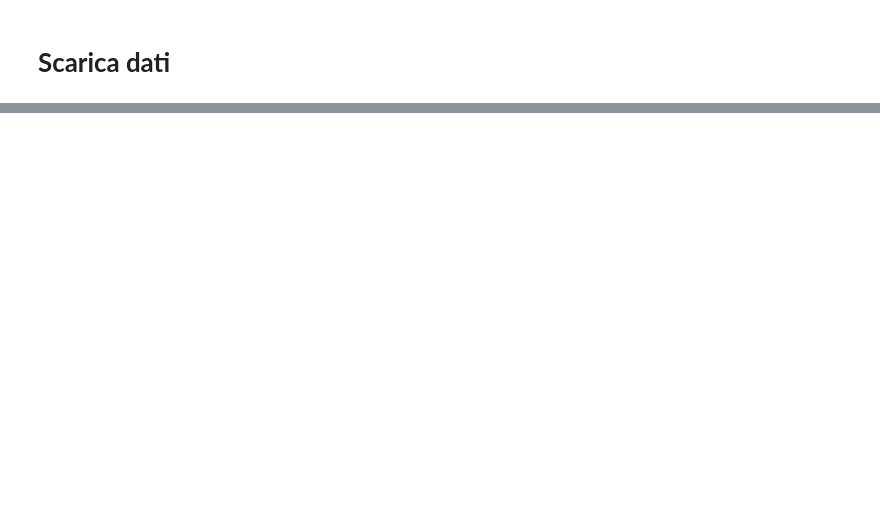
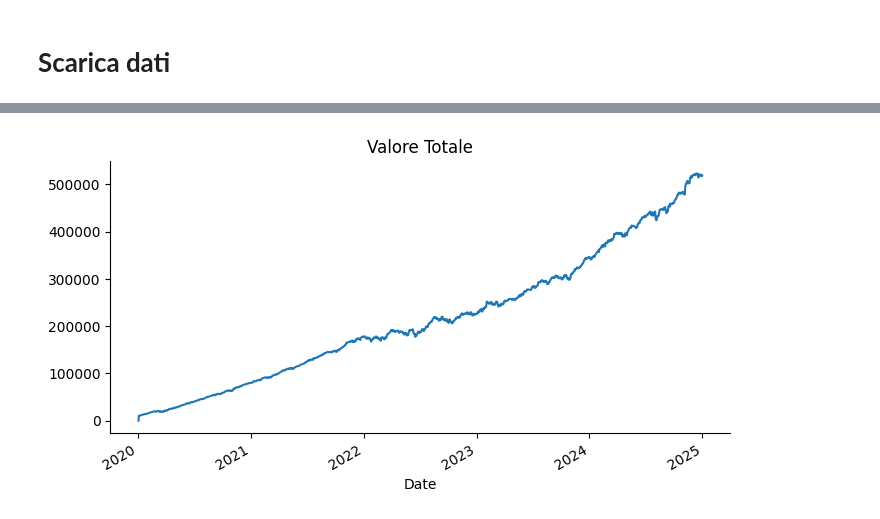
Before and after one commit to giuschil/asset-management-etf-python, a Jupyter notebook: asset_management.ipynb, the cells around one changed output, grey strips where cells are left out. Saved outputs shown, nothing was run; the diff lists cells and outputs as text; code cells hidden in the pictures; blank space fills up the shorter version.

```diff
--- a/asset_management.ipynb
+++ b/asset_management.ipynb
@@ -113,7 +105,0 @@ dati1
-# %%
-# Simula il portafoglio
-portafoglio = simula_portafoglio(dati1, dati2, dati3, peso1, peso2, peso3, investimento_iniziale, investimento_mensile)
-
-# Mostra il risultato finale
-print(portafoglio)
-#print(f"Valore finale del portafoglio: {portafoglio['Valore Totale'].iloc[-1]:.2f} €")
@@ -121,0 +244,14 @@ ValueError: Uno o più dataset sono vuoti.
+# %%
+
+
+# Esempio di utilizzo
+tickers = ['VUSA.L','IEMB.L','WSML.L']
+pesi = [0.6, 0.3, 0.1]  # Esempio di pesi
+investimento_iniziale = 10000
+investimento_mensile = 250
+#start_date = '2020-01-01'
+#end_date = '2025-01-01'
+
+simulazione3 = calcola_portafoglio(df_all, tickers, pesi, investimento_iniziale, investimento_mensile)
+
+print(simulazione3)
@@ -121,0 +293,6 @@ ValueError: Uno o più dataset sono vuoti.
+# %%
+from matplotlib import pyplot as plt
+simulazione3['Valore Totale'].plot(kind='line', figsize=(8, 4), title='Valore Totale')
+plt.gca().spines[['top', 'right']].set_visible(False)
+# %% [output]
+[figure, added]
```
Also changed, not shown: parts of 11 cells of this notebook.
